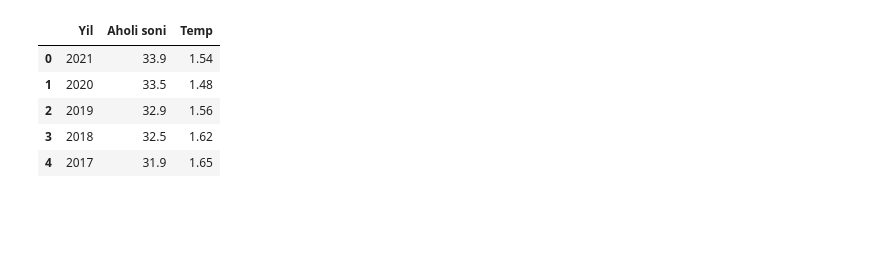
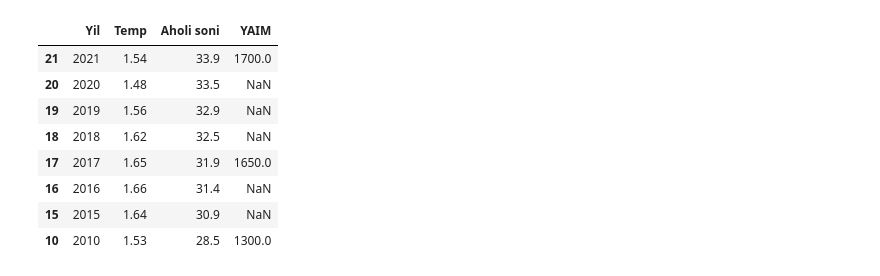
Before and after one commit to lazizrakhmat/DS-Pandas, a Jupyter notebook: _2_2_2_DataFrame.ipynb, the cells around one changed output. Saved outputs shown, nothing was run; the diff lists cells and outputs as text; code cells hidden in the pictures; blank space fills up the shorter version.

Commit message:
DataFrame

```diff
--- a/_2_2_2_DataFrame.ipynb
+++ b/_2_2_2_DataFrame.ipynb
@@ -13,7 +17,5 @@ import pandas as pd
 # %%
-data = {
-    'Yil':[2021, 2020, 2019, 2018, 2017, 2016, 2015, 2010],
-    'Aholi soni':[33.9, 33.5, 32.9, 32.5, 31.9, 31.4, 30.9, 28.5],
-    'Temp':[1.54, 1.48, 1.56, 1.62, 1.65, 1.66, 1.64, 1.53]
-}
-df = pd.DataFrame(data)
+data = {'Yil':[2021, 2020, 2019, 2018, 2017, 2016, 2015, 2010],
+       'Aholi soni':[33.9, 33.5, 32.9, 32.5, 31.9, 31.4, 30.9, 28.5],
+       "Temp":[1.54, 1.48, 1.56, 1.62, 1.65, 1.66, 1.64, 1.53]}
+df = DataFrame(data)
@@ -19,0 +28,3 @@ df = pd.DataFrame(data)
+# %%
+df = pd.DataFrame(data, columns=['Yil','Temp','Aholi soni', 'YAIM'], index=[21, 20, 19, 18, 17, 16, 15, 10])
+df
@@ -19,0 +71,3 @@ df = pd.DataFrame(data)
+# %%
+df.YAIM = 0
+df
@@ -20,9 +84,15 @@ df = pd.DataFrame(data)
+# %%
+val = pd.Series([1700, 1650, 1300], index=[21, 17, 10])
+df.YAIM = val
 # %%
-df.head()
+df
 # %% [output]
-|  | Yil | Aholi soni | Temp |
-| 0 | 2021 | 33.9 | 1.54 |
-| 1 | 2020 | 33.5 | 1.48 |
-| 2 | 2019 | 32.9 | 1.56 |
-| 3 | 2018 | 32.5 | 1.62 |
-| 4 | 2017 | 31.9 | 1.65 |
+|  | Yil | Temp | Aholi soni | YAIM |
+| 21 | 2021 | 1.54 | 33.9 | 1700.0 |
+| 20 | 2020 | 1.48 | 33.5 | NaN |
+| 19 | 2019 | 1.56 | 32.9 | NaN |
+| 18 | 2018 | 1.62 | 32.5 | NaN |
+| 17 | 2017 | 1.65 | 31.9 | 1650.0 |
+| 16 | 2016 | 1.66 | 31.4 | NaN |
+| 15 | 2015 | 1.64 | 30.9 | NaN |
+| 10 | 2010 | 1.53 | 28.5 | 1300.0 |
```
Also changed, not shown: parts of 16 cells of this notebook.
